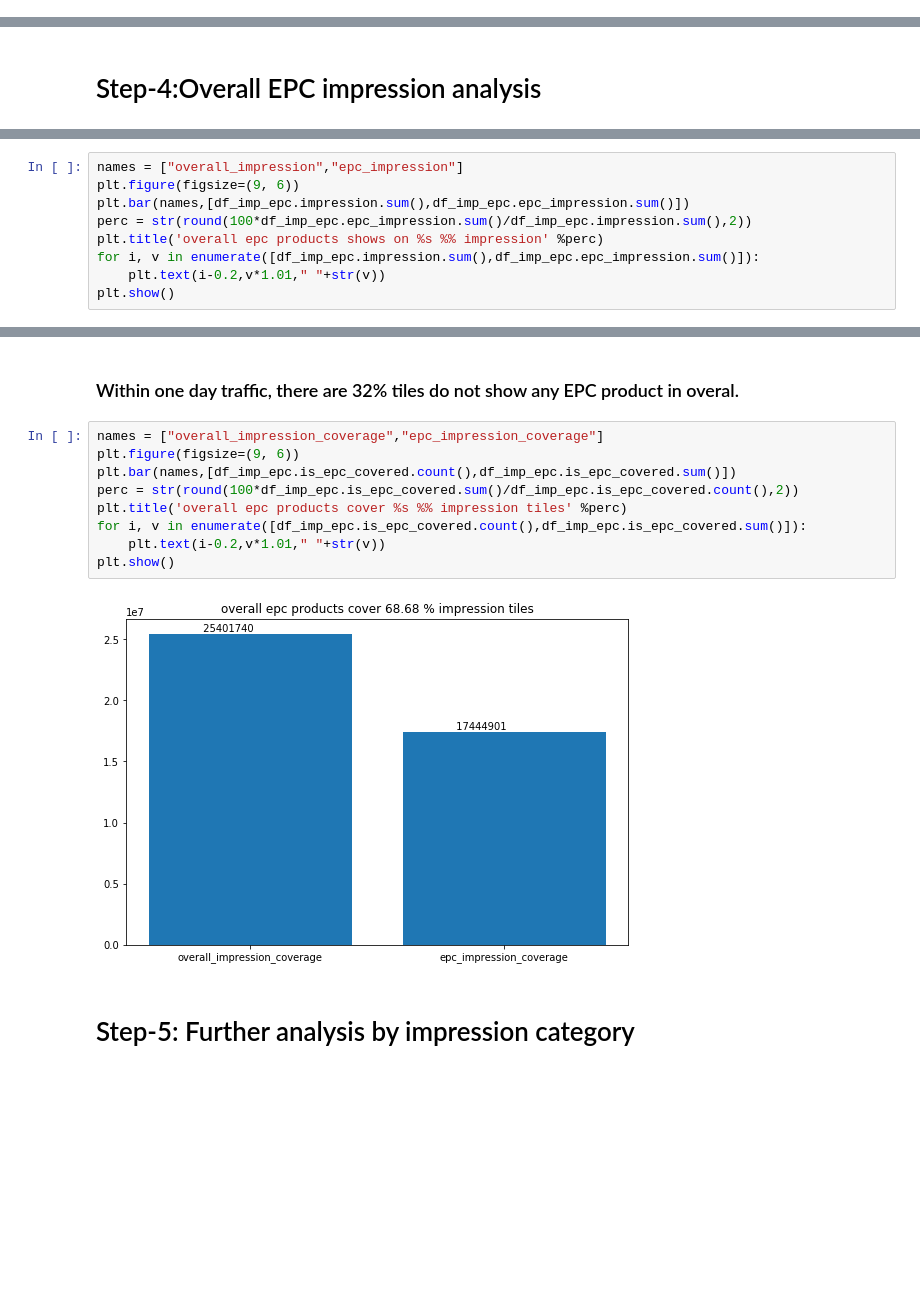
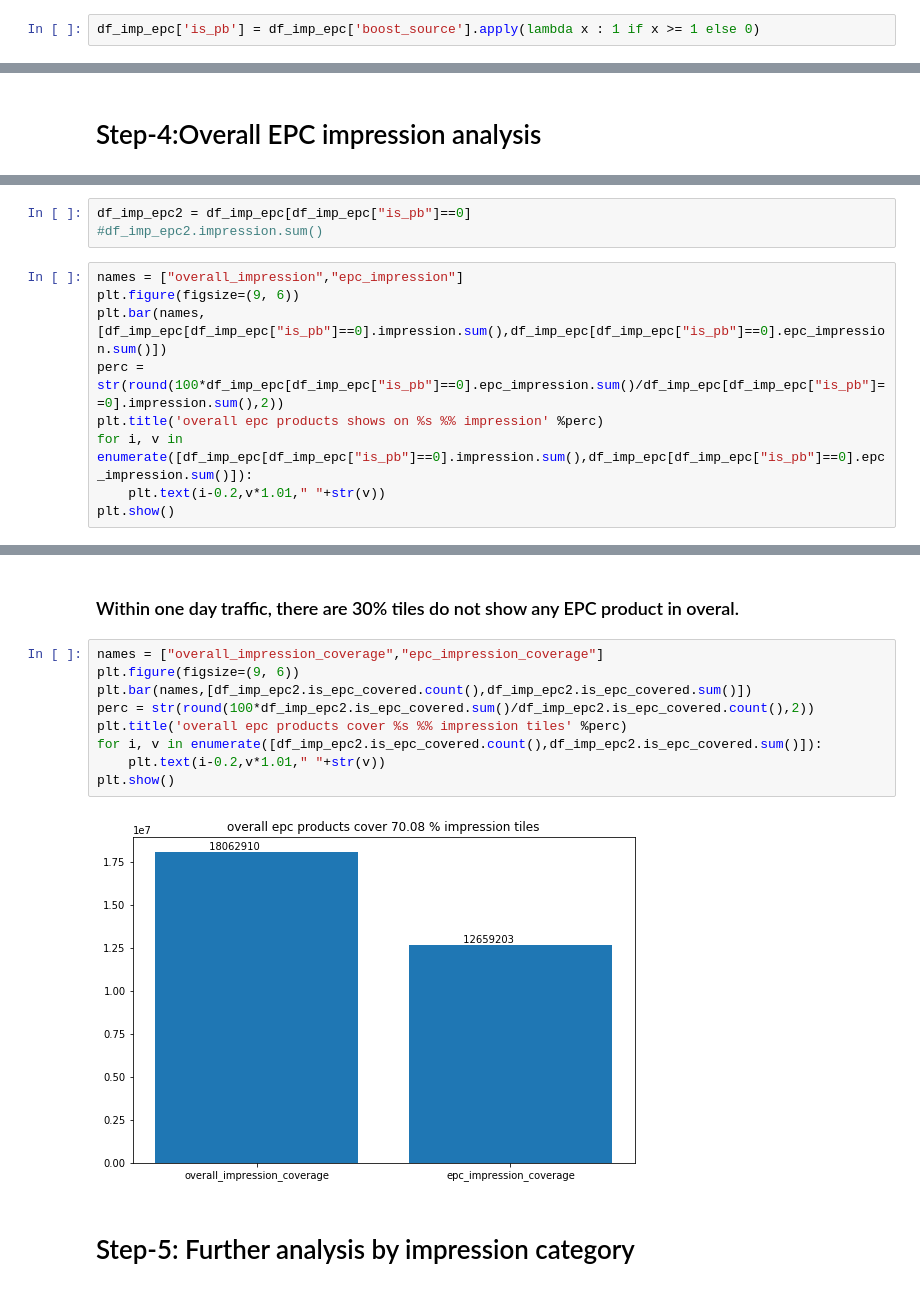
Before and after one commit to zzhang-wish/zzhang_logistics, a Jupyter notebook: EPC_prod_boost/EPC_boost_opportunity_analysis.ipynb, the cells around one changed output, grey strips where cells are left out. Drawn from its saved outputs; the diff is of its cells as text; blank space fills up the shorter version.

```diff
--- a/EPC_prod_boost/EPC_boost_opportunity_analysis.ipynb
+++ b/EPC_prod_boost/EPC_boost_opportunity_analysis.ipynb
@@ -161,6 +182,8 @@ df_imp_epc.head()
 | 4 | NaN | 5 | NaN | NaN | NaN | AR | 43 | 110 | ... |
 # %%
 df_imp_epc['is_epc_covered'] = df_imp_epc['epc_impression'].apply(lambda x : 1 if x >= 1 else 0)
+# %%
+df_imp_epc['is_pb'] = df_imp_epc['boost_source'].apply(lambda x : 1 if x >= 1 else 0)
 # %%
 df_imp_epc.head()
 # %% [output]
@@ -252,10 +275,13 @@ Name: pos, Length: 16715, dtype: int64
+# %%
+df_imp_epc2 = df_imp_epc[df_imp_epc["is_pb"]==0]
+#df_imp_epc2.impression.sum()
 # %%
 names = ["overall_impression","epc_impression"]
 plt.figure(figsize=(9, 6))
-plt.bar(names,[df_imp_epc.impression.sum(),df_imp_epc.epc_impression.sum()])
-perc = str(round(100*df_imp_epc.epc_impression.sum()/df_imp_epc.impression.sum(),2))
+plt.bar(names,[df_imp_epc[df_imp_epc["is_pb"]==0].impression.sum(),df_imp_epc[df_imp_epc["is_pb"]==0].epc_impression.sum()])
+perc = str(round(100*df_imp_epc[df_imp_epc["is_pb"]==0].epc_impression.sum()/df_imp_epc[df_imp_epc["is_pb"]==0].impression.sum(),2))
 plt.title('overall epc products shows on %s %% impression' %perc)
-for i, v in enumerate([df_imp_epc.impression.sum(),df_imp_epc.epc_impression.sum()]):
+for i, v in enumerate([df_imp_epc[df_imp_epc["is_pb"]==0].impression.sum(),df_imp_epc[df_imp_epc["is_pb"]==0].epc_impression.sum()]):
     plt.text(i-0.2,v*1.01," "+str(v))
 plt.show()
 # %% [output]
@@ -263,16 +289,16 @@ plt.show()
 # %% [markdown]
-### Within one day traffic, there are 32% tiles do not show any EPC product in overal.
+### Within one day traffic, there are 30% tiles do not show any EPC product in overal.
 # %%
 names = ["overall_impression_coverage","epc_impression_coverage"]
 plt.figure(figsize=(9, 6))
-plt.bar(names,[df_imp_epc.is_epc_covered.count(),df_imp_epc.is_epc_covered.sum()])
-perc = str(round(100*df_imp_epc.is_epc_covered.sum()/df_imp_epc.is_epc_covered.count(),2))
+plt.bar(names,[df_imp_epc2.is_epc_covered.count(),df_imp_epc2.is_epc_covered.sum()])
+perc = str(round(100*df_imp_epc2.is_epc_covered.sum()/df_imp_epc2.is_epc_covered.count(),2))
 plt.title('overall epc products cover %s %% impression tiles' %perc)
-for i, v in enumerate([df_imp_epc.is_epc_covered.count(),df_imp_epc.is_epc_covered.sum()]):
+for i, v in enumerate([df_imp_epc2.is_epc_covered.count(),df_imp_epc2.is_epc_covered.sum()]):
     plt.text(i-0.2,v*1.01," "+str(v))
 plt.show()
 # %% [output]
-[figure, old version]
+[figure, new version]
 # %% [markdown]
 # Step-5: Further analysis by impression category
 # %%
```
Also changed, not shown: parts of 32 cells of this notebook.
